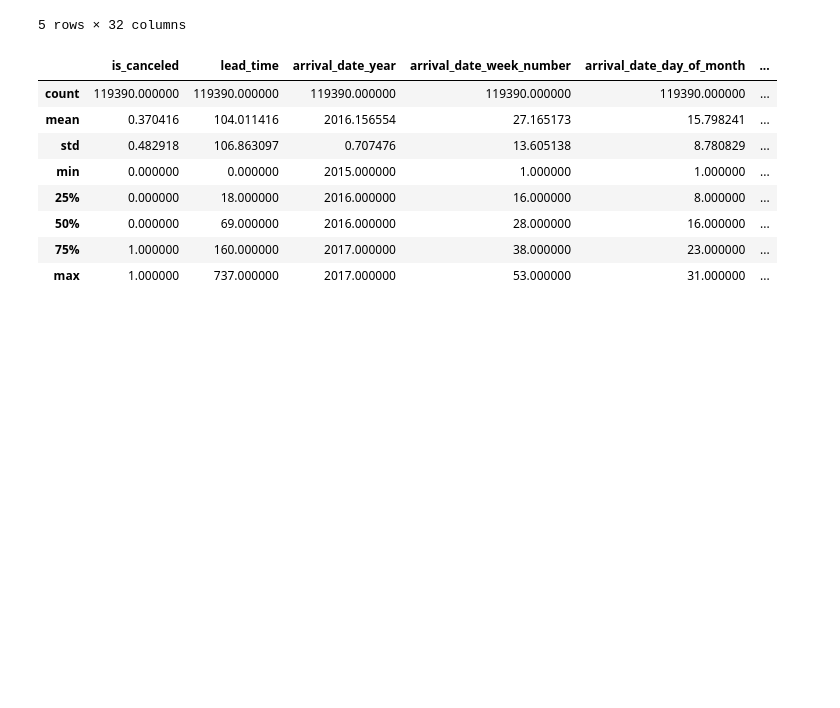
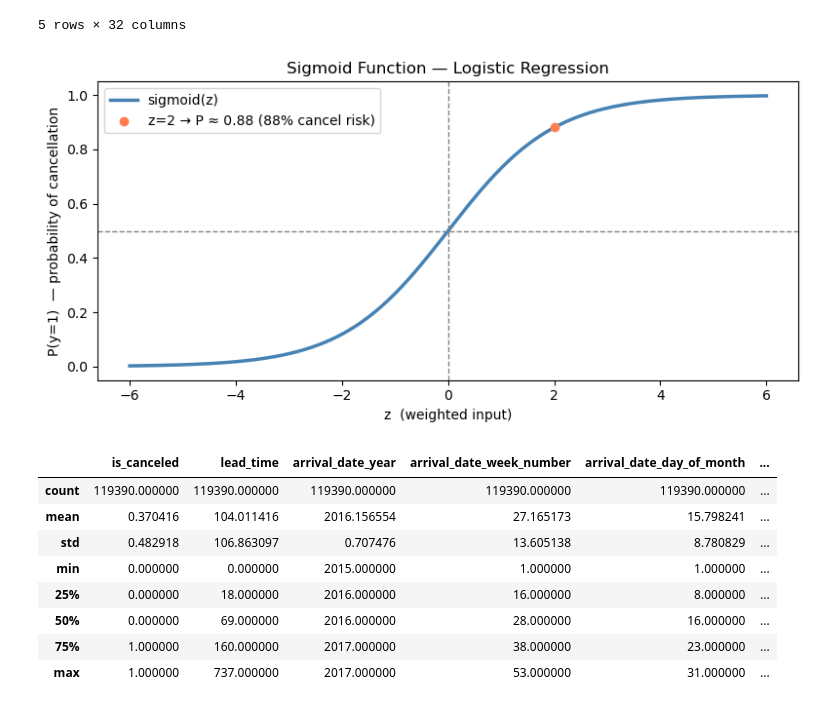
Before and after one commit to Eranga999/ML_Group_Assigment, a Jupyter notebook: Logistic_Regression_IT22253644.ipynb, the cells around one changed output. Saved outputs shown, nothing was run; the diff lists cells and outputs as text; code cells hidden in the pictures; blank space fills up the shorter version.

Commit message:
add sigmoid curve

```diff
--- a/Logistic_Regression_IT22253644.ipynb
+++ b/Logistic_Regression_IT22253644.ipynb
@@ -64,6 +64,26 @@ First 5 rows:
 | 3 | Resort Hotel | 0 | 13 | 2015 | July | 27 | ... |
 | 4 | Resort Hotel | 0 | 14 | 2015 | July | 27 | ... |
 5 rows × 32 columns
+# %%
+# Sigmoid Function Visualization -
+z = np.linspace(-6, 6, 300)
+sigmoid = 1 / (1 + np.exp(-z))
+
+plt.figure(figsize=(8, 4))
+plt.plot(z, sigmoid, color='steelblue', linewidth=2.5, label='sigmoid(z)')
+plt.axhline(0.5, color='gray', linestyle='--', linewidth=1)
+plt.axvline(0,   color='gray', linestyle='--', linewidth=1)
+plt.scatter([2], [1 / (1 + np.exp(-2))], color='coral', zorder=5,
+            label='z=2 → P ≈ 0.88 (88% cancel risk)')
+plt.xlabel('z  (weighted input)')
+plt.ylabel('P(y=1)  — probability of cancellation')
+plt.title('Sigmoid Function — Logistic Regression')
+plt.ylim(-0.05, 1.05)
+plt.legend()
+plt.tight_layout()
+plt.show()
+# %% [output]
+[figure, added]
 # %%
 # Statistical summary
 df.describe()
```
